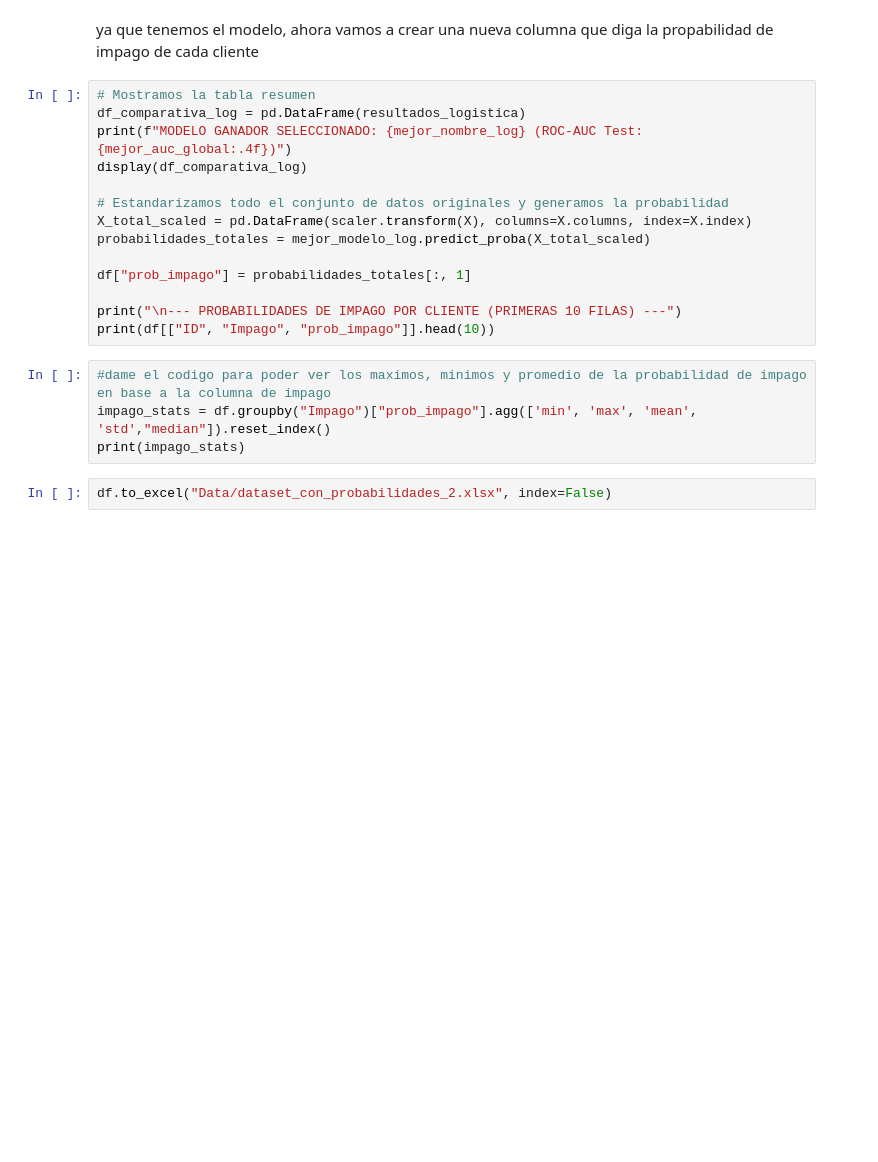
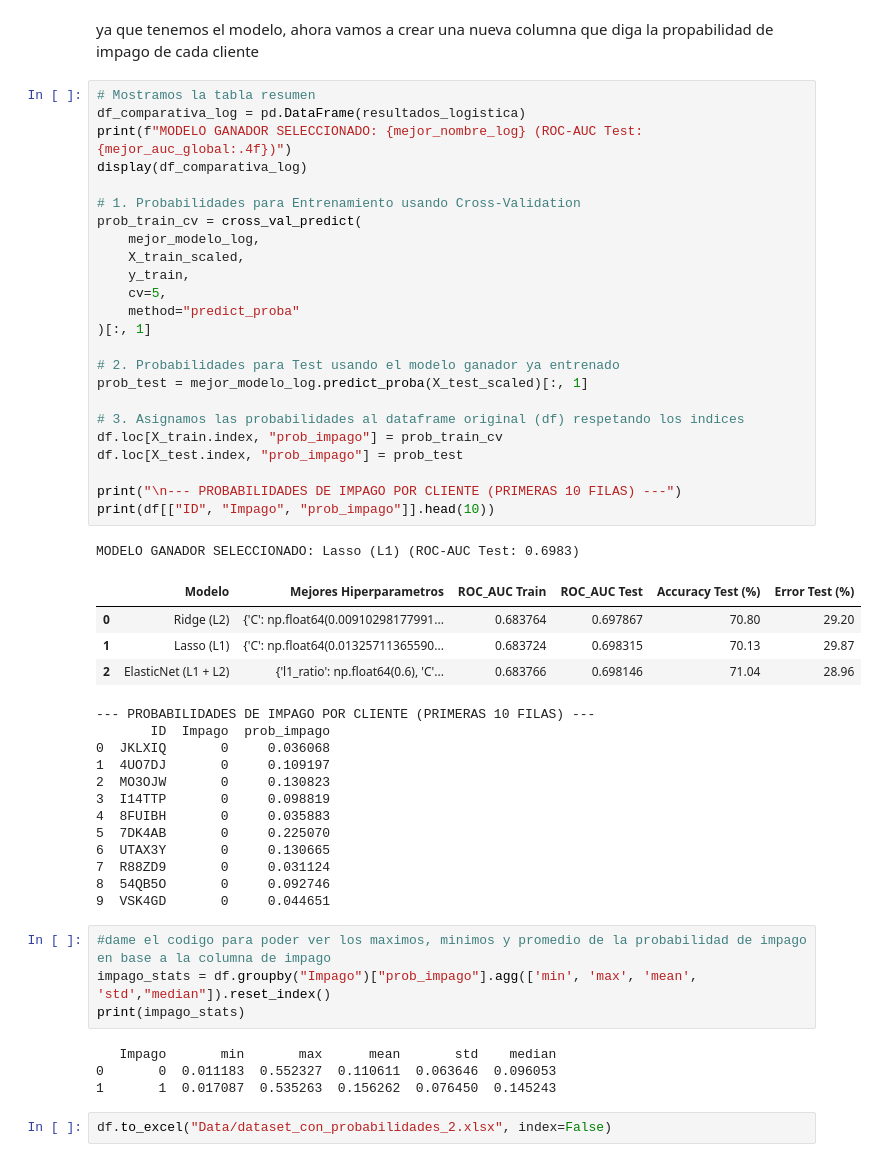
Before and after one commit to nereaaloria-ctrl/RETO-5-Verde-Claro, a Jupyter notebook: regresion logistica_modelo 2.ipynb, the cells around one changed output. Saved outputs shown, nothing was run; the diff lists cells and outputs as text; blank space fills up the shorter version.

Commit message:
se modifico la parte calcular la probabilidad para que el modelo no sea optimista

```diff
--- a/regresion logistica_modelo 2.ipynb
+++ b/regresion logistica_modelo 2.ipynb
@@ -211,20 +316,52 @@ ya que tenemos el modelo, ahora vamos a crear una nueva columna que diga la prop
 # %%
 # Mostramos la tabla resumen
 df_comparativa_log = pd.DataFrame(resultados_logistica)
 print(f"MODELO GANADOR SELECCIONADO: {mejor_nombre_log} (ROC-AUC Test: {mejor_auc_global:.4f})")
 display(df_comparativa_log)
 
-# Estandarizamos todo el conjunto de datos originales y generamos la probabilidad
-X_total_scaled = pd.DataFrame(scaler.transform(X), columns=X.columns, index=X.index)
-probabilidades_totales = mejor_modelo_log.predict_proba(X_total_scaled)
+# 1. Probabilidades para Entrenamiento usando Cross-Validation
+prob_train_cv = cross_val_predict(
+    mejor_modelo_log,
+    X_train_scaled,
+    y_train,
+    cv=5,
+    method="predict_proba"
+)[:, 1]
 
-df["prob_impago"] = probabilidades_totales[:, 1]
+# 2. Probabilidades para Test usando el modelo ganador ya entrenado
+prob_test = mejor_modelo_log.predict_proba(X_test_scaled)[:, 1]
+
+# 3. Asignamos las probabilidades al dataframe original (df) respetando los indices
+df.loc[X_train.index, "prob_impago"] = prob_train_cv
+df.loc[X_test.index, "prob_impago"] = prob_test
 
 print("\n--- PROBABILIDADES DE IMPAGO POR CLIENTE (PRIMERAS 10 FILAS) ---")
 print(df[["ID", "Impago", "prob_impago"]].head(10))
+# %% [output]
+MODELO GANADOR SELECCIONADO: Lasso (L1) (ROC-AUC Test: 0.6983)
+|  | Modelo | Mejores Hiperparametros | ROC_AUC Train | ROC_AUC Test | Accuracy Test (%) | Error Test (%) |
+| 0 | Ridge (L2) | {'C': np.float64(0.00910298177991... | 0.683764 | 0.697867 | 70.80 | 29.20 |
+| 1 | Lasso (L1) | {'C': np.float64(0.01325711365590... | 0.683724 | 0.698315 | 70.13 | 29.87 |
+| 2 | ElasticNet (L1 + L2) | {'l1_ratio': np.float64(0.6), 'C'... | 0.683766 | 0.698146 | 71.04 | 28.96 |
+--- PROBABILIDADES DE IMPAGO POR CLIENTE (PRIMERAS 10 FILAS) ---
+       ID  Impago  prob_impago
+0  JKLXIQ       0     0.036068
+1  4UO7DJ       0     0.109197
+2  MO3OJW       0     0.130823
+3  I14TTP       0     0.098819
+4  8FUIBH       0     0.035883
+5  7DK4AB       0     0.225070
+6  UTAX3Y       0     0.130665
+7  R88ZD9       0     0.031124
+8  54QB5O       0     0.092746
+9  VSK4GD       0     0.044651
 # %%
 #dame el codigo para poder ver los maximos, minimos y promedio de la probabilidad de impago en base a la columna de impago
 impago_stats = df.groupby("Impago")["prob_impago"].agg(['min', 'max', 'mean', 'std',"median"]).reset_index()
 print(impago_stats)
+# %% [output]
+   Impago       min       max      mean       std    median
+0       0  0.011183  0.552327  0.110611  0.063646  0.096053
+1       1  0.017087  0.535263  0.156262  0.076450  0.145243
 # %%
 df.to_excel("Data/dataset_con_probabilidades_2.xlsx", index=False)
```
Also changed, not shown: parts of 9 cells of this notebook.
